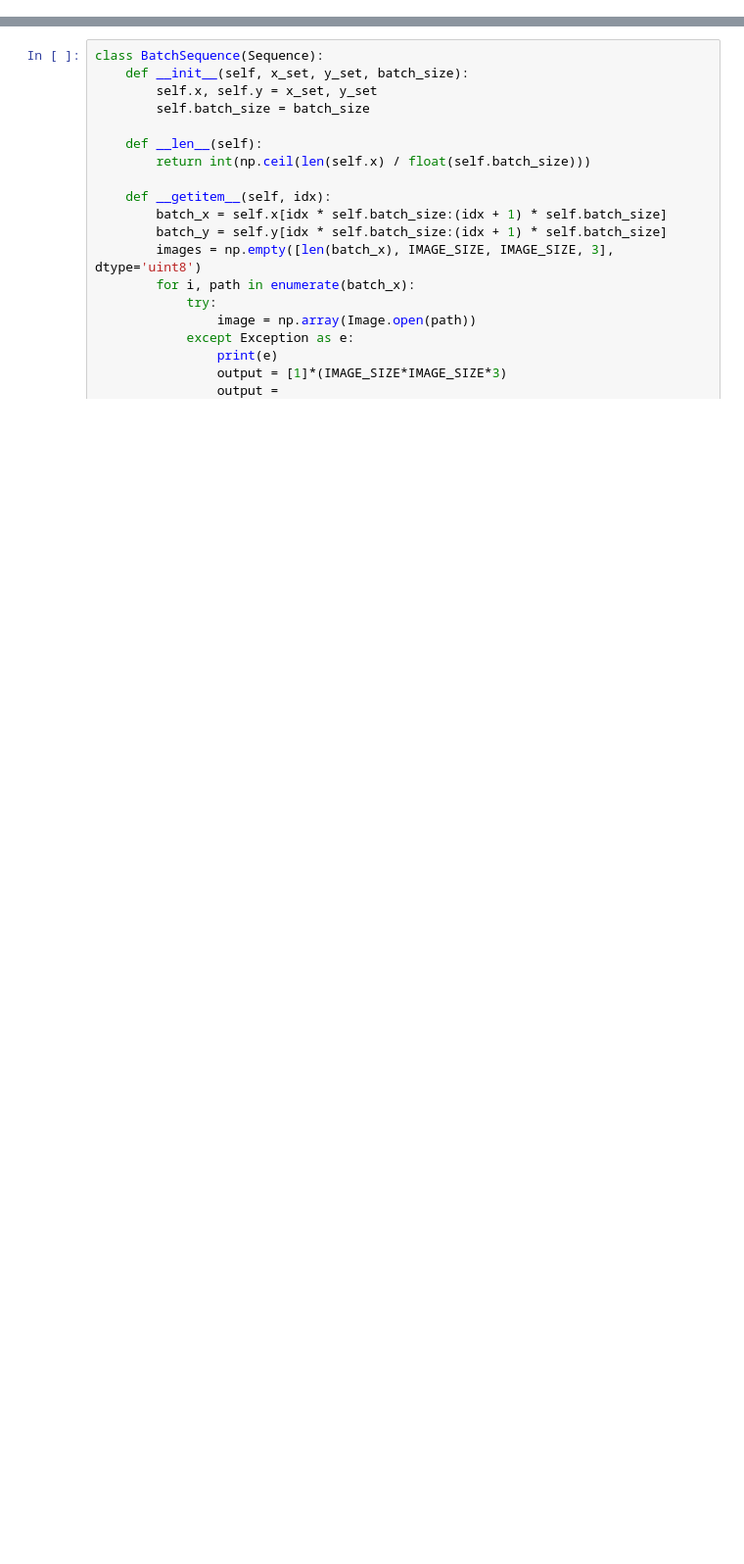
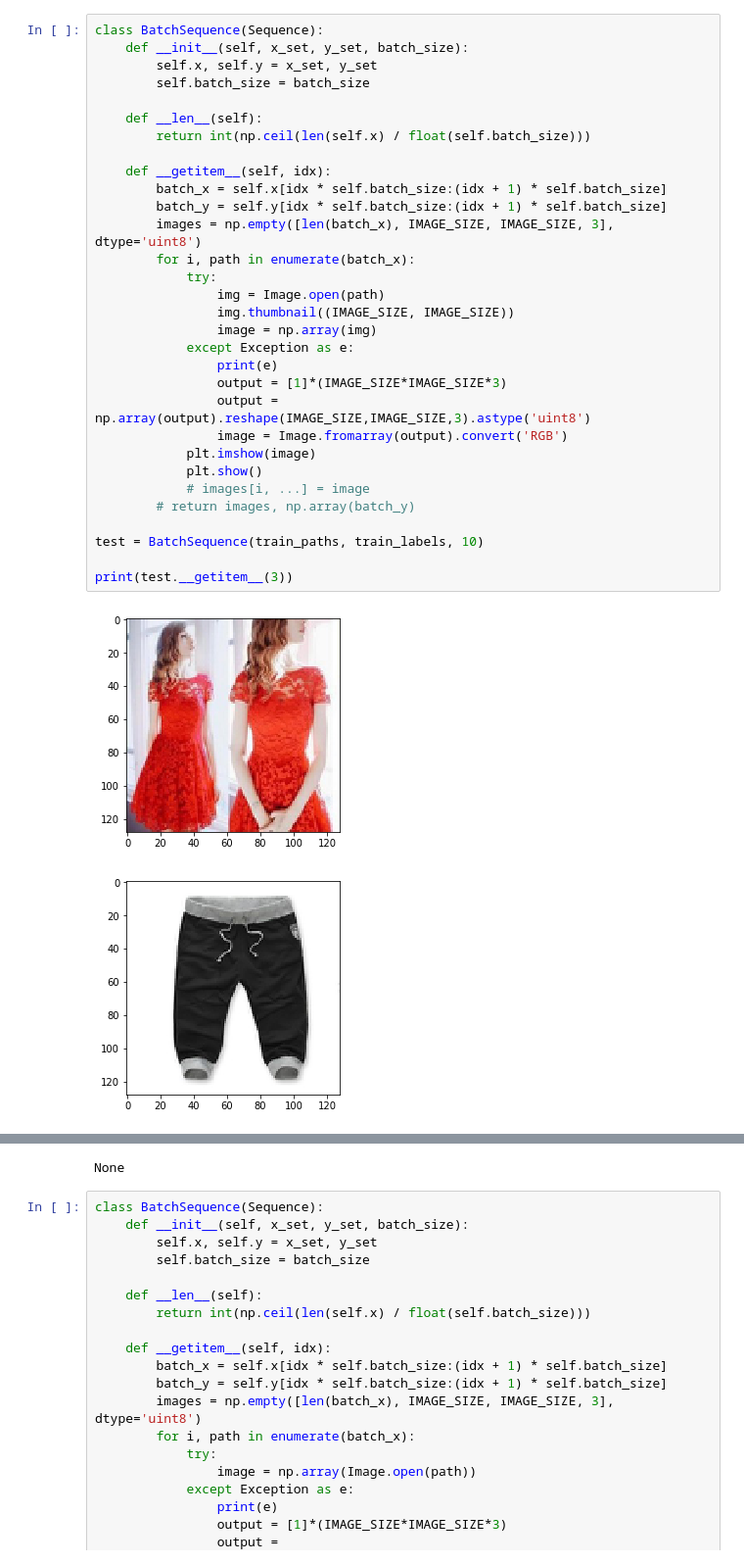
Before and after one commit to fantods/Kaggle-Fashion, a Jupyter notebook: notebooks/local-model.ipynb, the cells around one changed output, grey strips where cells are left out. Shown at 98% size. Cells and saved outputs as stored; diff of their text form; blank space fills up the shorter version.

```diff
--- a/notebooks/local-model.ipynb
+++ b/notebooks/local-model.ipynb
@@ -86,0 +82,34 @@ for image in images:
+# %%
+class BatchSequence(Sequence):
+    def __init__(self, x_set, y_set, batch_size):
+        self.x, self.y = x_set, y_set
+        self.batch_size = batch_size
+
+    def __len__(self):
+        return int(np.ceil(len(self.x) / float(self.batch_size)))
+
+    def __getitem__(self, idx):
+        batch_x = self.x[idx * self.batch_size:(idx + 1) * self.batch_size]
+        batch_y = self.y[idx * self.batch_size:(idx + 1) * self.batch_size]
+        images = np.empty([len(batch_x), IMAGE_SIZE, IMAGE_SIZE, 3], dtype='uint8')
+        for i, path in enumerate(batch_x):
+            try:
+                img = Image.open(path)
+                img.thumbnail((IMAGE_SIZE, IMAGE_SIZE))
+                image = np.array(img)
+            except Exception as e:
+                print(e)
+                output = [1]*(IMAGE_SIZE*IMAGE_SIZE*3)
+                output = np.array(output).reshape(IMAGE_SIZE,IMAGE_SIZE,3).astype('uint8')
+                image = Image.fromarray(output).convert('RGB')
+            plt.imshow(image)
+            plt.show()
+            # images[i, ...] = image
+        # return images, np.array(batch_y)
+
+test = BatchSequence(train_paths, train_labels, 10)
+
+print(test.__getitem__(3))
+# %% [output]
+[figure, added]
+[figure, added]
@@ -87,3 +124,4 @@ for image in images:
+None
 # %%
 class BatchSequence(Sequence):
     def __init__(self, x_set, y_set, batch_size):
```
Also changed, not shown: parts of 7 cells of this notebook, 4 other files.
